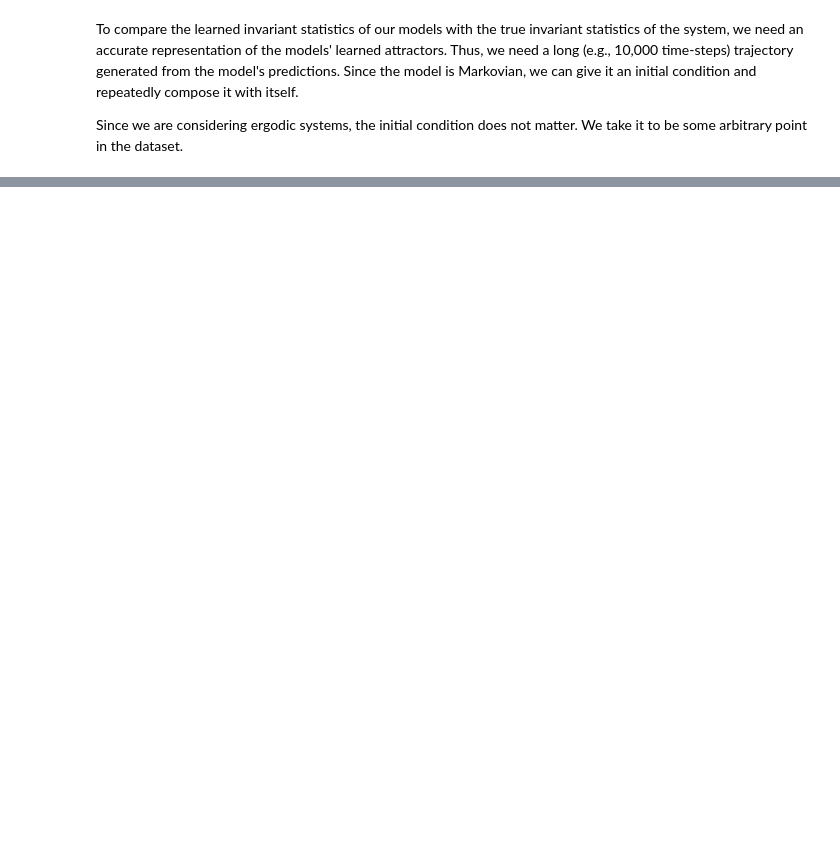
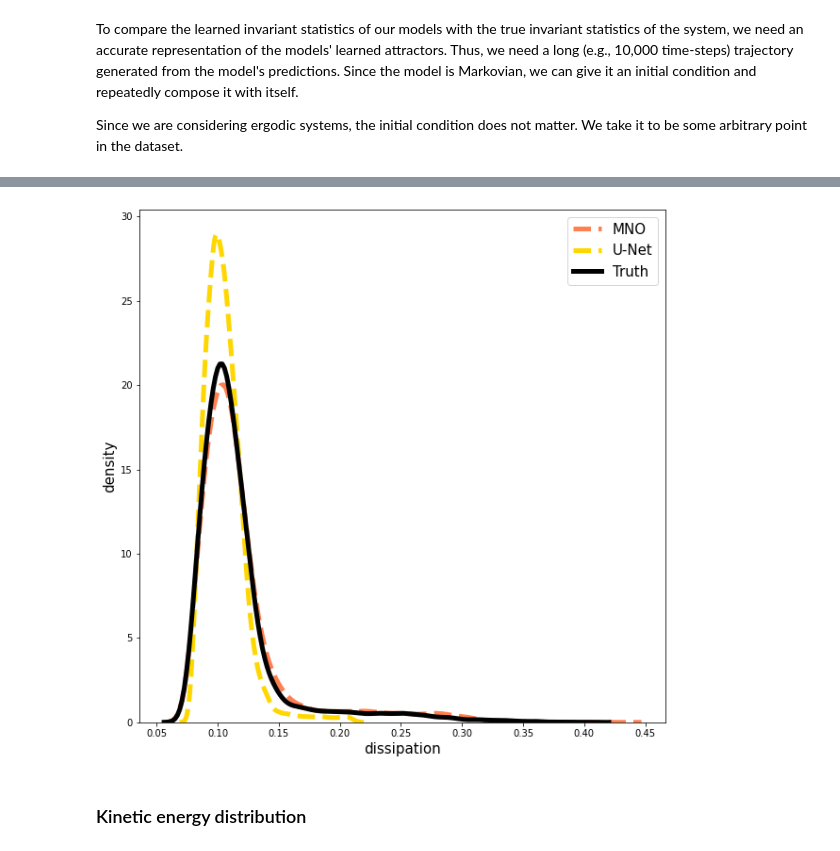
Before and after one commit to neuraloperator/markov_neural_operator, a Jupyter notebook: visualize_navier_stokes2d.ipynb, the cells around one changed output, grey strips where cells are left out. Saved outputs shown, nothing was run; the diff lists cells and outputs as text; code cells hidden in the pictures; blank space fills up the shorter version.

```diff
--- a/visualize_navier_stokes2d.ipynb
+++ b/visualize_navier_stokes2d.ipynb
@@ -27,8 +36,3 @@ MemoryError: Unable to allocate 15.3 GiB for an array with shape (2052096000,) a
-# %%
-# Model setup
-Re = 500
-model_path = 'MODEL_PATH'
-model = ''
 # %% [markdown]
 To compare the learned invariant statistics of our models with the true invariant statistics of the system, we need an accurate representation of the models' learned attractors. Thus, we need a long (e.g., 10,000 time-steps) trajectory generated from the model's predictions. Since the model is Markovian, we can give it an initial condition and repeatedly compose it with itself.
 
@@ -41,0 +140,32 @@ MNO_pred = loadmat('')
+# %%
+def dissipation(w, Re):
+    T = w.shape[0]
+    s = w.shape[1]
+    w = w.reshape(T, s*s)
+    return torch.mean(w**2, dim=1) / Re
+# %%
+E_truth = dissipation(truth, Re)
+E_unet_pred = dissipation(unet_pred, Re)
+E_MNO_pred = dissipation(MNO_pred, Re)
+
+fig, ax = plt.subplots(figsize=(10,10))
+linewidth = 5
+
+sns.distplot(ax=ax, a=E_MNO_pred.reshape(-1)[random.permutation(len(E_MNO_pred.reshape(-1)))[:10000]], \
+             kde=True, hist=False, bins=500, label='MNO', \
+             kde_kws=dict(linewidth=linewidth,linestyle='--',color='coral'))
+sns.distplot(ax=ax, a=E_unet_pred.reshape(-1)[random.permutation(len(E_unet_pred.reshape(-1)))[:10000]], \
+             kde=True, hist=False, bins=500, label='U-Net', \
+             kde_kws=dict(linewidth=linewidth,linestyle='--',color='gold'))
+sns.distplot(ax=ax, a=E_truth.reshape(-1)[random.permutation(len(E_truth.reshape(-1)))[:10000]], \
+             kde=True, hist=False, bins=500, label='Truth', \
+             kde_kws=dict(linewidth=linewidth,color='k'))
+
+plt.legend(prop={'size': 15})
+plt.xlabel('dissipation', fontsize=15)
+plt.ylabel('density', fontsize=15)
+plt.show()
+# %% [output]
+[figure, added]
+# %% [markdown]
+### Kinetic energy distribution
```
Also changed, not shown: parts of 16 cells of this notebook, 1 other file.
